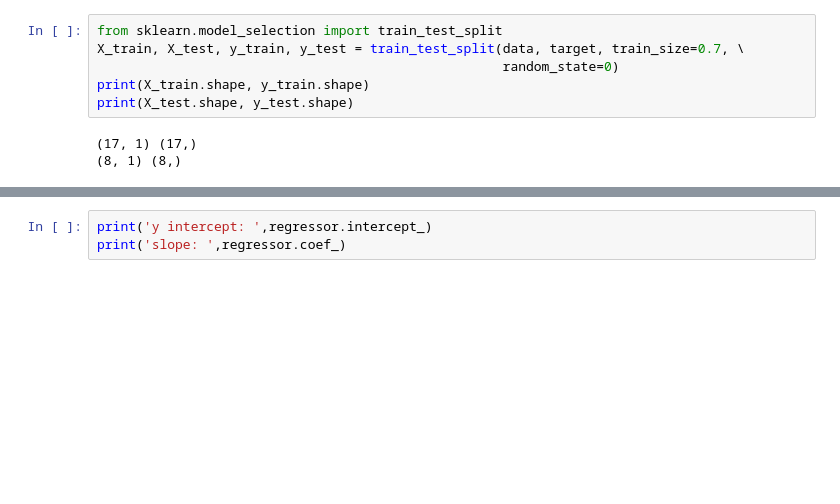
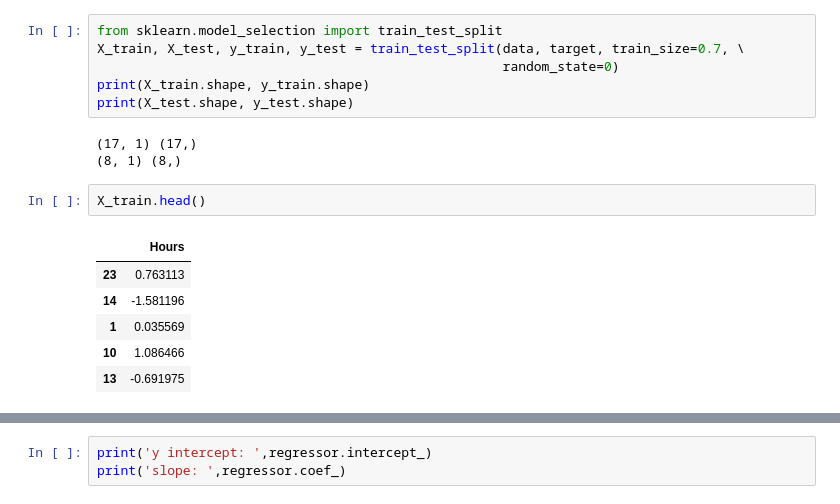
Before and after one commit to bansalkanav/Ultimate-Data-Science-Toolkit---From-Python-Basics-to-GenerativeAI, a Jupyter notebook: 10. Linear Regression/simple_linear_reg.ipynb, the cells around one changed output, grey strips where cells are left out. Cells and saved outputs as stored; diff of their text form; blank space fills up the shorter version.

```diff
--- a/10. Linear Regression/simple_linear_reg.ipynb
+++ b/10. Linear Regression/simple_linear_reg.ipynb
@@ -57,3 +114,12 @@ print(X_test.shape, y_test.shape)
 # %% [output]
 (17, 1) (17,)
 (8, 1) (8,)
+# %%
+X_train.head()
+# %% [output]
+|  | Hours |
+| 23 | 0.763113 |
+| 14 | -1.581196 |
+| 1 | 0.035569 |
+| 10 | 1.086466 |
+| 13 | -0.691975 |
```
Also changed, not shown: parts of 48 cells of this notebook.
